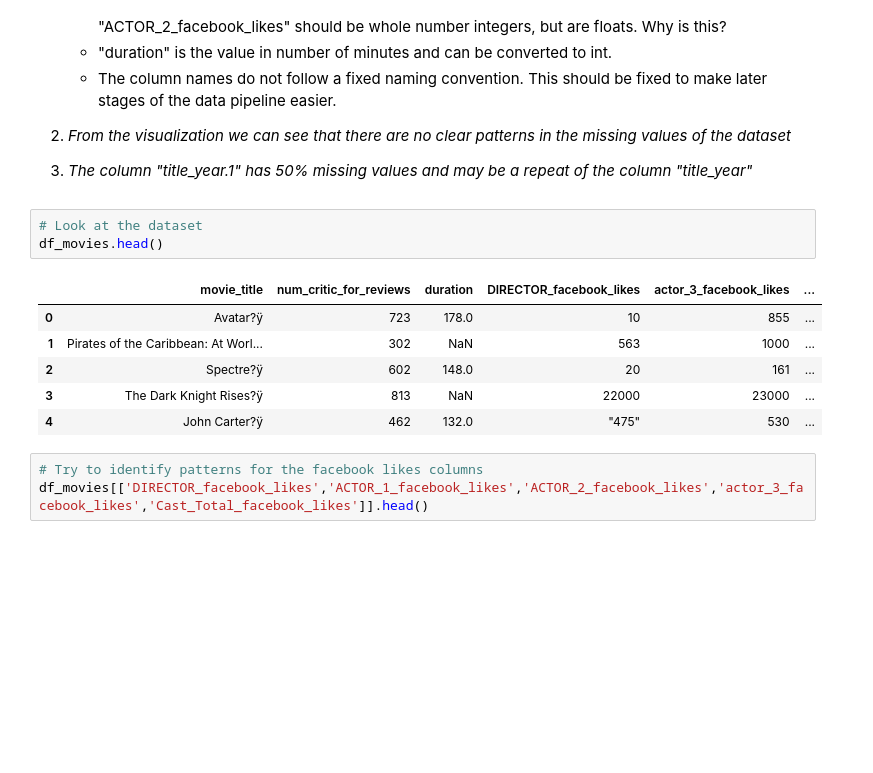
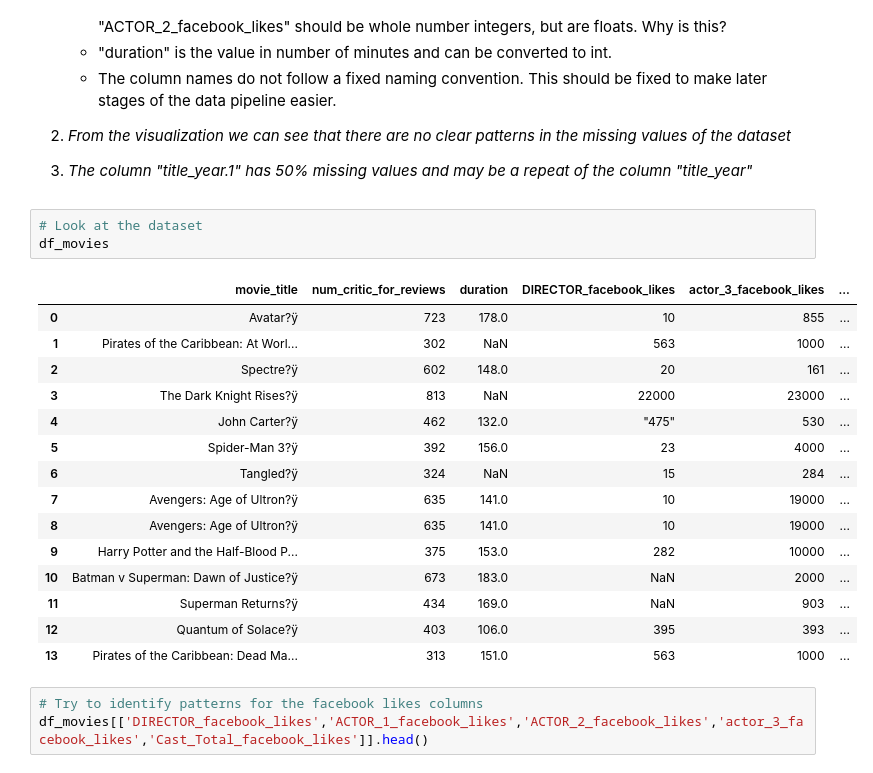
Before and after one commit to s-mushnoori/weber-shandwick-case-study, a Jupyter notebook: data_cleaning.ipynb, the cells around one changed output. Saved outputs shown, nothing was run; the diff lists cells and outputs as text; blank space fills up the shorter version.

```diff
--- a/data_cleaning.ipynb
+++ b/data_cleaning.ipynb
@@ -108,14 +108,23 @@ Missing values visualized:
 3. *The column "title_year.1" has 50% missing values and may be a repeat of the column "title_year"*
 # %%
 # Look at the dataset
-df_movies.head()
+df_movies
 # %% [output]
 |  | movie_title | num_critic_for_reviews | duration | DIRECTOR_facebook_likes | actor_3_facebook_likes | ... |
 | 0 | Avatar?ÿ | 723 | 178.0 | 10 | 855 | ... |
 | 1 | Pirates of the Caribbean: At Worl... | 302 | NaN | 563 | 1000 | ... |
 | 2 | Spectre?ÿ | 602 | 148.0 | 20 | 161 | ... |
 | 3 | The Dark Knight Rises?ÿ | 813 | NaN | 22000 | 23000 | ... |
 | 4 | John Carter?ÿ | 462 | 132.0 | "475" | 530 | ... |
+| 5 | Spider-Man 3?ÿ | 392 | 156.0 | 23 | 4000 | ... |
+| 6 | Tangled?ÿ | 324 | NaN | 15 | 284 | ... |
+| 7 | Avengers: Age of Ultron?ÿ | 635 | 141.0 | 10 | 19000 | ... |
+| 8 | Avengers: Age of Ultron?ÿ | 635 | 141.0 | 10 | 19000 | ... |
+| 9 | Harry Potter and the Half-Blood P... | 375 | 153.0 | 282 | 10000 | ... |
+| 10 | Batman v Superman: Dawn of Justice?ÿ | 673 | 183.0 | NaN | 2000 | ... |
+| 11 | Superman Returns?ÿ | 434 | 169.0 | NaN | 903 | ... |
+| 12 | Quantum of Solace?ÿ | 403 | 106.0 | 395 | 393 | ... |
+| 13 | Pirates of the Caribbean: Dead Ma... | 313 | 151.0 | 563 | 1000 | ... |
 # %%
 # Try to identify patterns for the facebook likes columns
 df_movies[['DIRECTOR_facebook_likes','ACTOR_1_facebook_likes','ACTOR_2_facebook_likes','actor_3_facebook_likes','Cast_Total_facebook_likes']].head()
```
Also changed, not shown: parts of 4 cells of this notebook.
